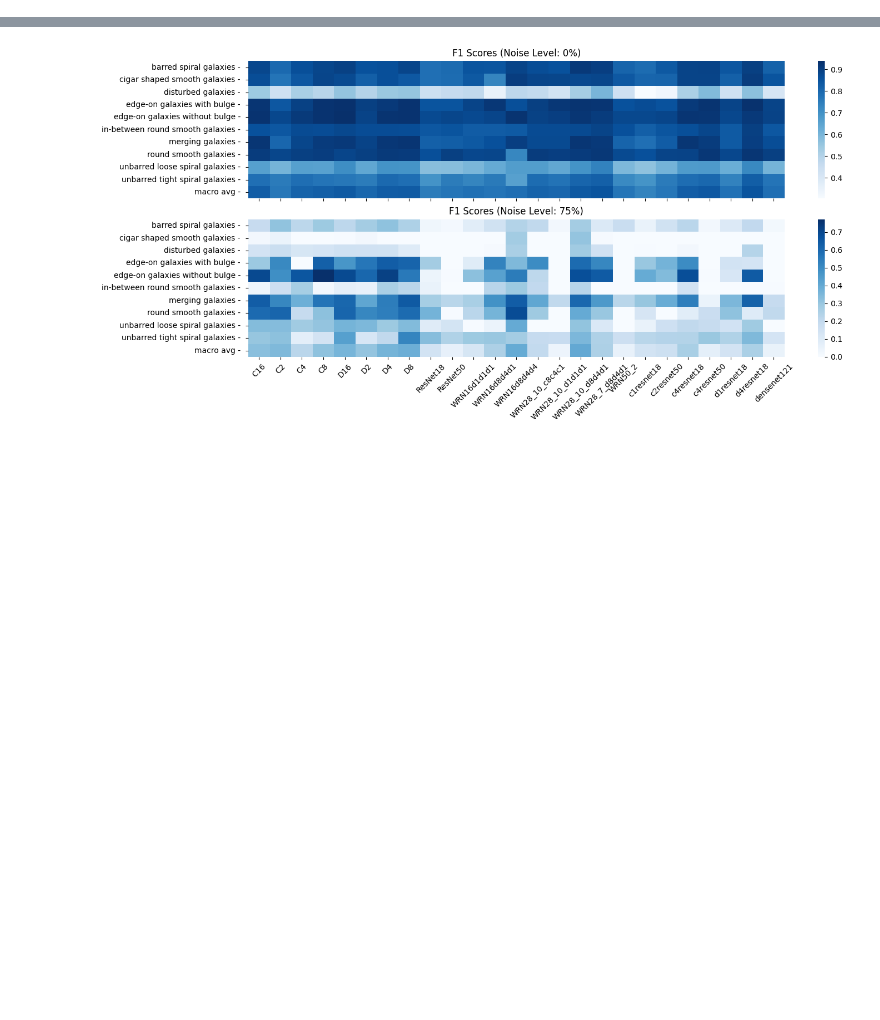
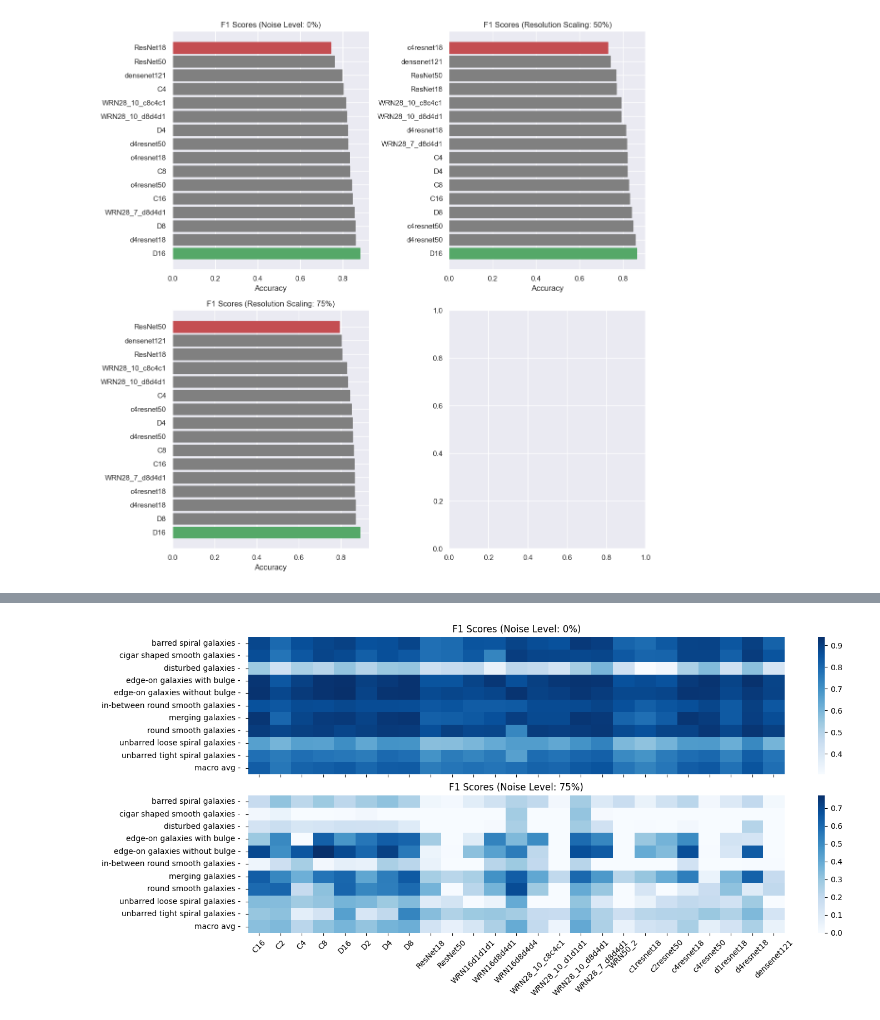
Before and after one commit to snehjp2/GCNNMorphology, a Jupyter notebook: src/notebooks/results_analysis.ipynb, the cells around one changed output, grey strips where cells are left out. Drawn from its saved outputs; the diff is of its cells as text; code cells hidden in the pictures; blank space fills up the shorter version.

```diff
--- a/src/notebooks/results_analysis.ipynb
+++ b/src/notebooks/results_analysis.ipynb
@@ -7,10 +7,11 @@ import seaborn as sns
 import matplotlib.cm as cm
 import random
 from torch import tensor
+sns.set()
 # %%
 class ResultsAnalysis:
 
-    def __init__(self, yaml_path, noise_level: int = 0):
+    def __init__(self, yaml_path, noise_level = None, res_level = None):
 
         self.class_names = ('Disturbed Galaxies', 'Merging Galaxies',
         'Round Smooth Galaxies', 'In-between Round Smooth Galaxies',
@@ -19,6 +20,7 @@ class ResultsAnalysis:
         'Edge-on Galaxies without Bulge', 'Edge-on Galaxies with Bulge')
 
         self.noise_level = noise_level
+        self.res_level = res_level
         with open(yaml_path, "r") as f:
             data = yaml.safe_load(f)
 
@@ -49,7 +51,7 @@ class ResultsAnalysis:
         self.df = pd.DataFrame(models)
         self.df['Accuracy'] = accuracies
 
-    def plot_heatmap(self, ax):
+    def plot_heatmap(self, ax=None):
 
         self.df_filtered = self.df[self.df.index != "Accuracy"].drop(columns=['Accuracy'])
         self.df_filtered = self.df_filtered.set_index("Model")
@@ -69,7 +71,13 @@ class ResultsAnalysis:
         sns.heatmap(self.df_transposed, annot=False, cmap="Blues", ax=ax, cbar_kws={'label': ''})
 
         # Set the title and axis labels
-        ax.set_title(f"F1 Scores (Noise Level: {self.noise_level}%)")
+        if self.noise_level is not None:
+            ax.set_title(f"F1 Scores (Noise Level: {self.noise_level}%)")
+
+        if self.res_level is not None:
+            ax.set_title(f"F1 Scores (Resolution Scaling: {self.res_level}%)")
+
+        ax.set_xlabel("Model")
         labels = [label.get_text().replace("f1-score", "") for label in ax.get_yticklabels()]
         ax.set_yticklabels(labels)
         ax.tick_params(axis='x', rotation=45)
@@ -100,7 +108,11 @@ class ResultsAnalysis:
 
         # Add labels and a title to the chart
         ax.set_xlabel("Accuracy")
-        ax.set_title(f"Model Accuracies (Noise Level: {self.noise_level}%)")
+        if self.noise_level is not None:
+            ax.set_title(f"F1 Scores (Noise Level: {self.noise_level}%)")
+
+        elif self.res_level is not None:
+            ax.set_title(f"F1 Scores (Resolution Scaling: {self.res_level}%)")
 
     def plot_precision_recall(self, class_name: str):
         class_name = class_name.lower()
@@ -132,0 +145,16 @@ tm75 = ResultsAnalysis("/Users/snehpandya/Projects/GCNNMorphology/data/test_metr
+# %%
+aug = ResultsAnalysis('/Users/snehpandya/Projects/GCNNMorphology/data/aug/aug_test_metrics.yaml', 0)
+aug_noise_25 = ResultsAnalysis('/Users/snehpandya/Projects/GCNNMorphology/data/aug/aug_noise_25_results.yaml', 25)
+aug_noise_50 = ResultsAnalysis('/Users/snehpandya/Projects/GCNNMorphology/data/aug/aug_noise_50_results.yaml', 50)
+aug_noise_75 = ResultsAnalysis('/Users/snehpandya/Projects/GCNNMorphology/data/aug/aug_noise_75_results.yaml', 75)
+# %%
+aug_res_50 = ResultsAnalysis('/Users/snehpandya/Projects/GCNNMorphology/data/aug/aug_res_50_results.yaml', res_level=50)
+aug_res_75 = ResultsAnalysis('/Users/snehpandya/Projects/GCNNMorphology/data/aug/aug_res_75_results.yaml', res_level=75)
+# %%
+fig, axs = plt.subplots(2, 2, figsize=(12, 12))
+aug.plot_accuracy(ax=axs[0, 0])
+aug_res_50.plot_accuracy(ax=axs[0,1])
+aug_res_75.plot_accuracy(ax=axs[1,0])
+fig.tight_layout()
+# %% [output]
+[figure, added]
```
Also changed, not shown: parts of 3 cells of this notebook, 8 other files.
